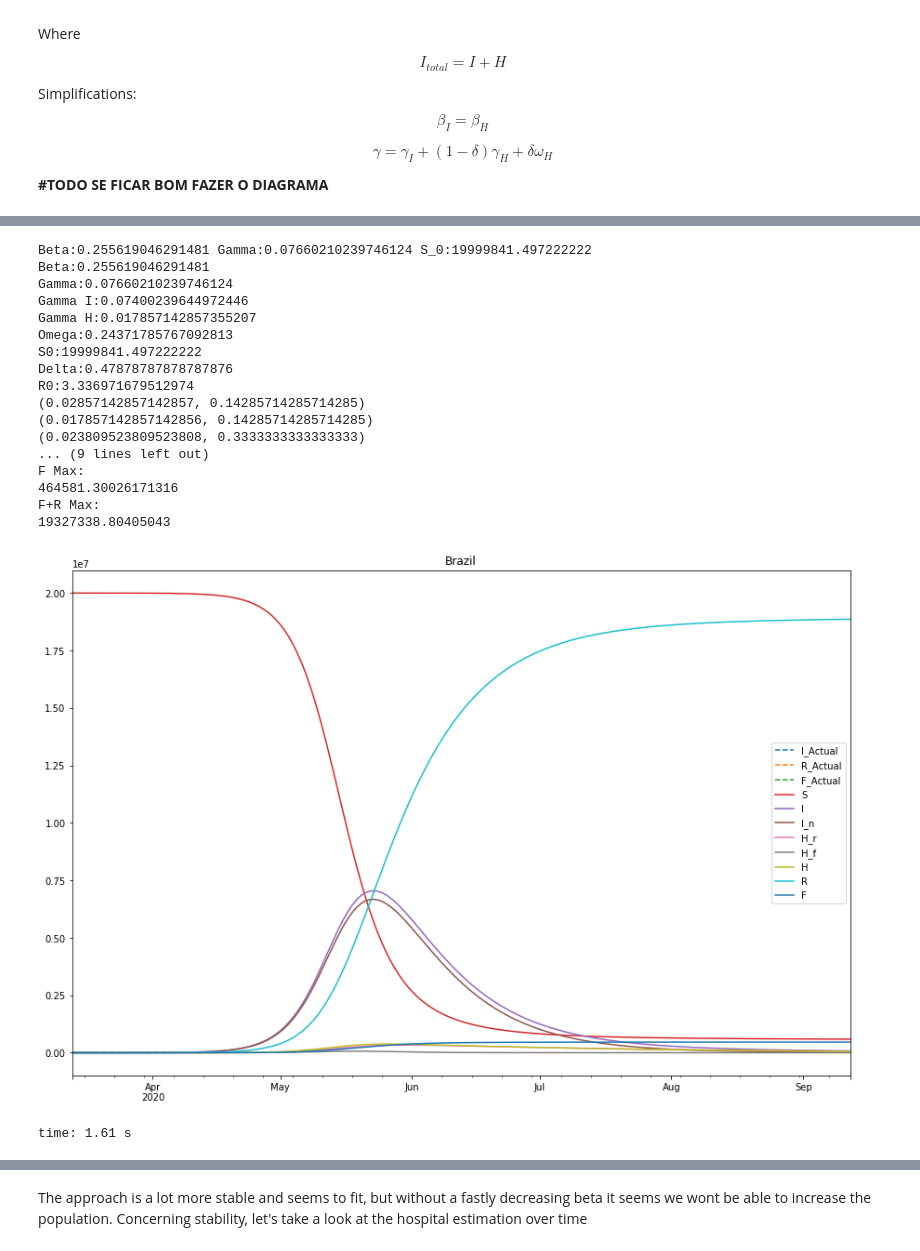
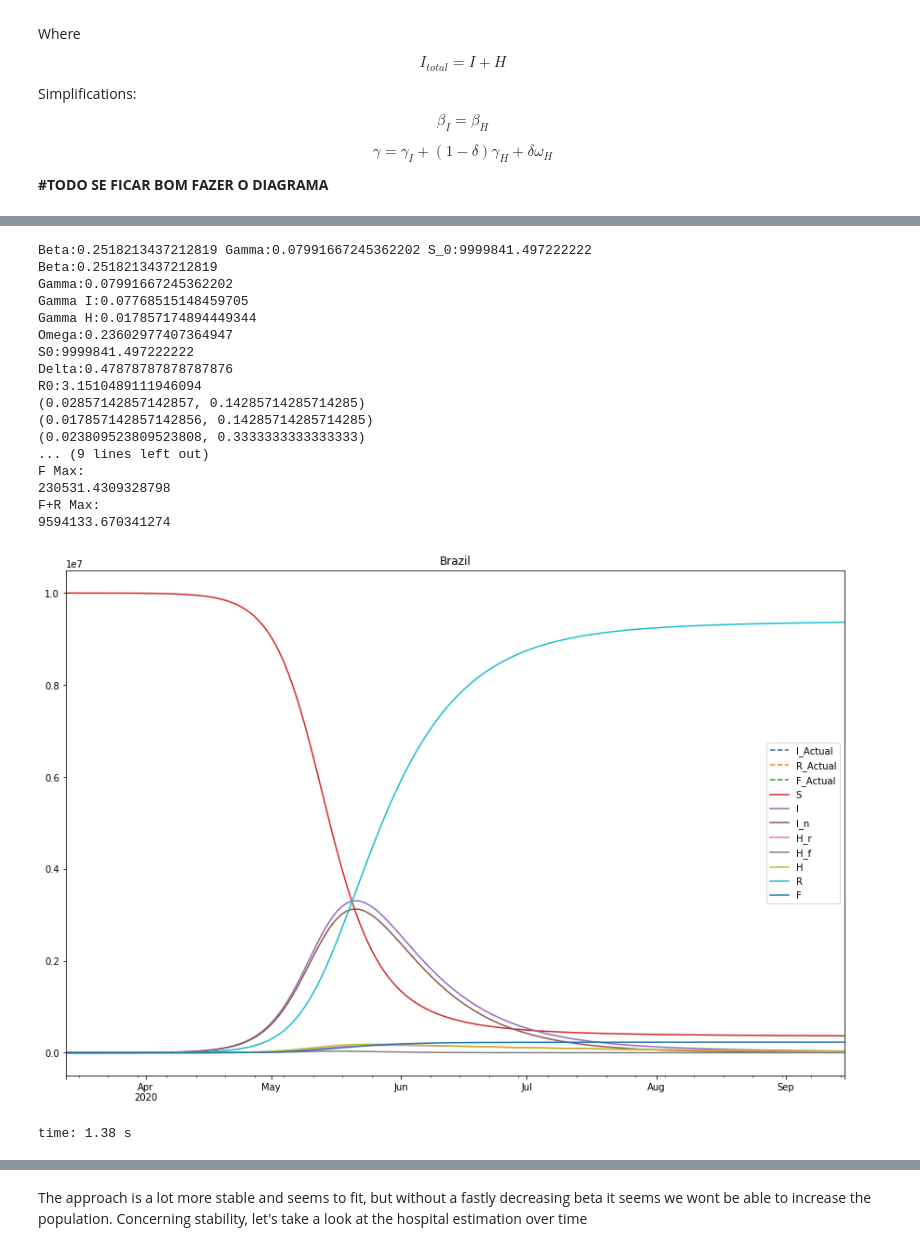
Before and after one commit to comunidadexp/sirfh-covid, a Jupyter notebook: Covid Spread Model.ipynb, the cells around one changed output, grey strips where cells are left out. Drawn from its saved outputs; the diff is of its cells as text; code cells hidden in the pictures.

```diff
--- a/Covid Spread Model.ipynb
+++ b/Covid Spread Model.ipynb
@@ -780,7 +880,7 @@ t1 = SIHRF(country = 'Brazil',
          hospRate=hospRate,
 
          # Usual restrictions
-         S0pbounds=(20e6 / 200e6, 20e6 / 200e6),
+         S0pbounds=(10e6 / 200e6, 10e6 / 200e6),
          delta_bounds=(0, deltaUpperBound),
          betaBounds=(0.1, 1.5),
          gammaBounds=(0.01, .2),
@@ -807,45 +907,45 @@ t1.train()
 #options={'eps': 1e-3, 'ftol': 1e-7}
 
 t1.main_plot()
 
 print(t1.gamma_i_bounds)
 print(t1.gamma_h_bounds)
 print(t1.omega_bounds)
 print('\nI Max:')
 print(t1.df.I.max())
 print('Est:')
 print(t1.df.I.max()*.15)
 print('H Max:')
 print(t1.df['H'].max())
 print('R Max:')
 print(t1.df['R'].max())
 print('F Max:')
 print(t1.df['F'].max())
 print('F+R Max:')
 print(t1.df['F'].max()+t1.df['R'].max())
 # (t1.df.S + t1.df.I + t1.df.R + t1.df.F)
 
 #t1.optimizer
 # %% [output]
-Beta:0.255619046291481 Gamma:0.07660210239746124 S_0:19999841.497222222
-Beta:0.255619046291481
-Gamma:0.07660210239746124
-Gamma I:0.07400239644972446
-Gamma H:0.017857142857355207
-Omega:0.24371785767092813
-S0:19999841.497222222
+Beta:0.2518213437212819 Gamma:0.07991667245362202 S_0:9999841.497222222
+Beta:0.2518213437212819
+Gamma:0.07991667245362202
+Gamma I:0.07768515148459705
+Gamma H:0.017857174894449344
+Omega:0.23602977407364947
+S0:9999841.497222222
 Delta:0.47878787878787876
-R0:3.336971679512974
+R0:3.1510489111946094
 (0.02857142857142857, 0.14285714285714285)
 (0.017857142857142856, 0.14285714285714285)
 (0.023809523809523808, 0.3333333333333333)
 ... (9 lines left out)
 F Max:
-464581.30026171316
+230531.4309328798
 F+R Max:
-19327338.80405043
+9594133.670341274
-[figure, old version]
+[figure, new version]
-time: 1.61 s
+time: 1.38 s
 # %%
 t1.I_fit_plot()
 t1.R_fit_plot()
```
Also changed, not shown: parts of 49 cells of this notebook, 1 other file.
